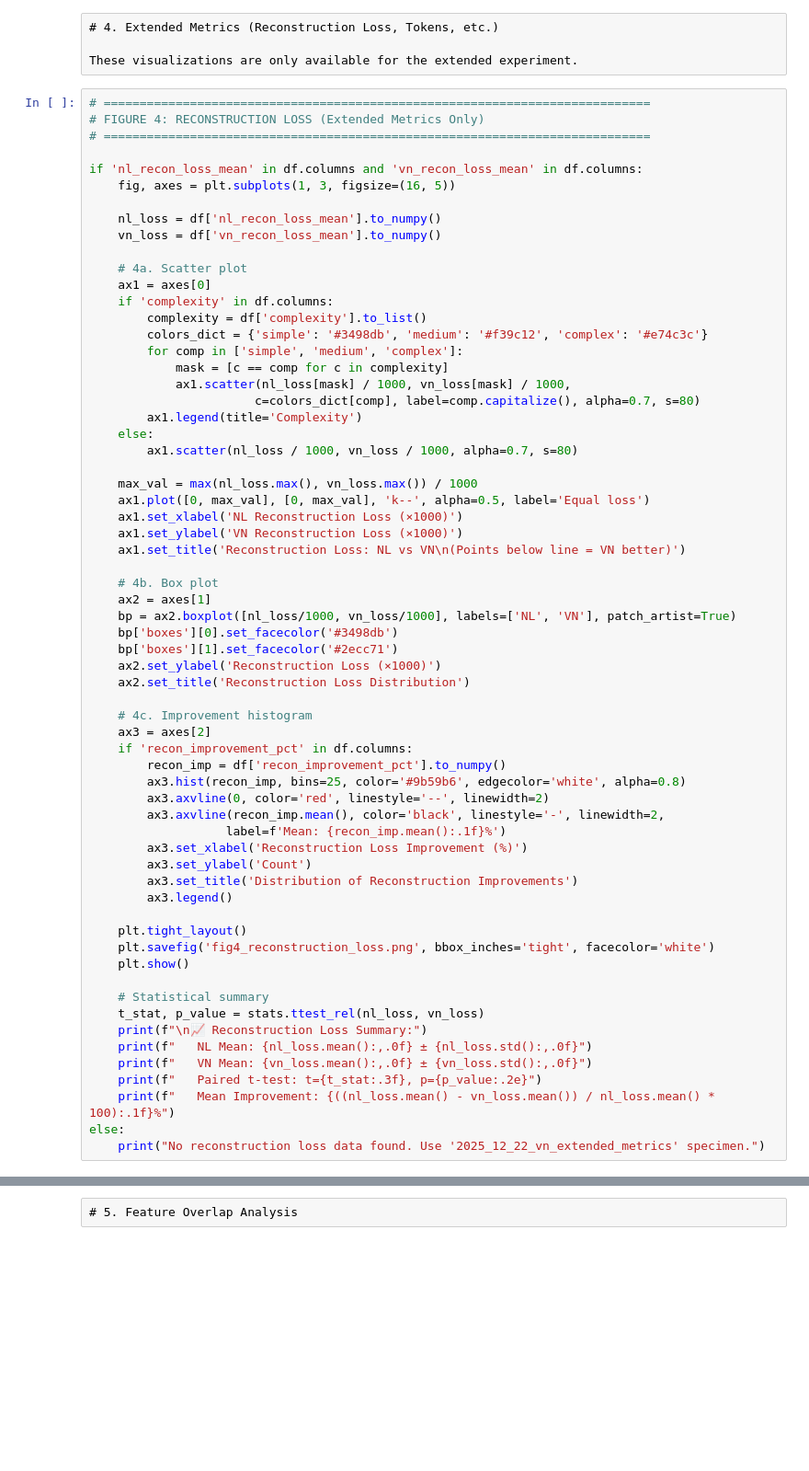
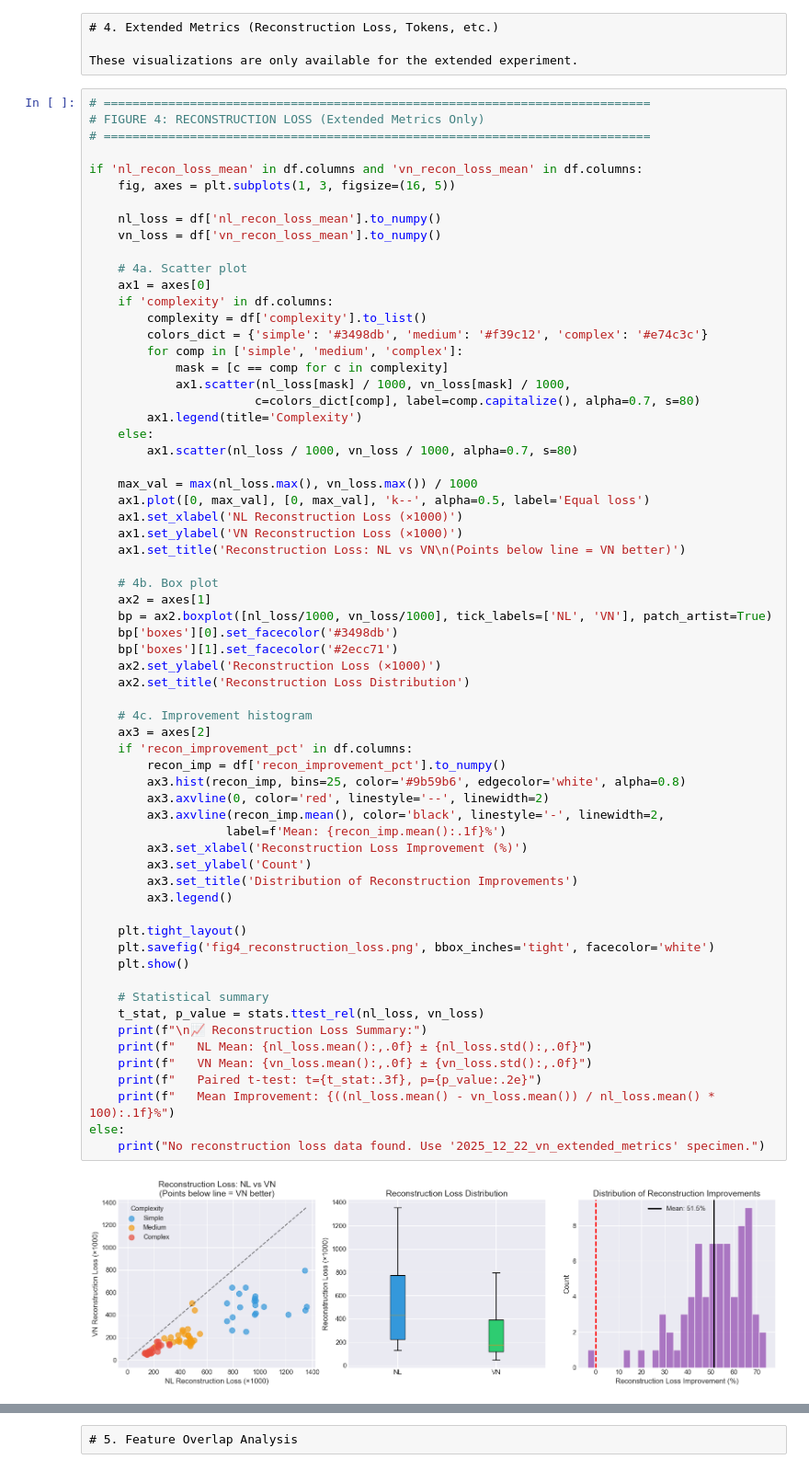
Before and after one commit to ariaxhan/experiments, a Jupyter notebook: notebooks/visualize_results.ipynb, the cells around one changed output, grey strips where cells are left out. Shown at 92% size. Cells and saved outputs as stored; diff of their text form; blank space fills up the shorter version.

```diff
--- a/notebooks/visualize_results.ipynb
+++ b/notebooks/visualize_results.ipynb
@@ -341,35 +382,37 @@ if 'nl_recon_loss_mean' in df.columns and 'vn_recon_loss_mean' in df.columns:
 
     # 4b. Box plot
     ax2 = axes[1]
-    bp = ax2.boxplot([nl_loss/1000, vn_loss/1000], labels=['NL', 'VN'], patch_artist=True)
+    bp = ax2.boxplot([nl_loss/1000, vn_loss/1000], tick_labels=['NL', 'VN'], patch_artist=True)
     bp['boxes'][0].set_facecolor('#3498db')
     bp['boxes'][1].set_facecolor('#2ecc71')
     ax2.set_ylabel('Reconstruction Loss (×1000)')
     ax2.set_title('Reconstruction Loss Distribution')
 
     # 4c. Improvement histogram
     ax3 = axes[2]
     if 'recon_improvement_pct' in df.columns:
         recon_imp = df['recon_improvement_pct'].to_numpy()
         ax3.hist(recon_imp, bins=25, color='#9b59b6', edgecolor='white', alpha=0.8)
         ax3.axvline(0, color='red', linestyle='--', linewidth=2)
         ax3.axvline(recon_imp.mean(), color='black', linestyle='-', linewidth=2,
                    label=f'Mean: {recon_imp.mean():.1f}%')
         ax3.set_xlabel('Reconstruction Loss Improvement (%)')
         ax3.set_ylabel('Count')
         ax3.set_title('Distribution of Reconstruction Improvements')
         ax3.legend()
 
     plt.tight_layout()
     plt.savefig('fig4_reconstruction_loss.png', bbox_inches='tight', facecolor='white')
     plt.show()
 
     # Statistical summary
     t_stat, p_value = stats.ttest_rel(nl_loss, vn_loss)
     print(f"\n📈 Reconstruction Loss Summary:")
     print(f"   NL Mean: {nl_loss.mean():,.0f} ± {nl_loss.std():,.0f}")
     print(f"   VN Mean: {vn_loss.mean():,.0f} ± {vn_loss.std():,.0f}")
     print(f"   Paired t-test: t={t_stat:.3f}, p={p_value:.2e}")
     print(f"   Mean Improvement: {((nl_loss.mean() - vn_loss.mean()) / nl_loss.mean() * 100):.1f}%")
 else:
     print("No reconstruction loss data found. Use '2025_12_22_vn_extended_metrics' specimen.")
+# %% [output]
+[figure, added]
```
Also changed, not shown: parts of 13 cells of this notebook, 10 other files.
